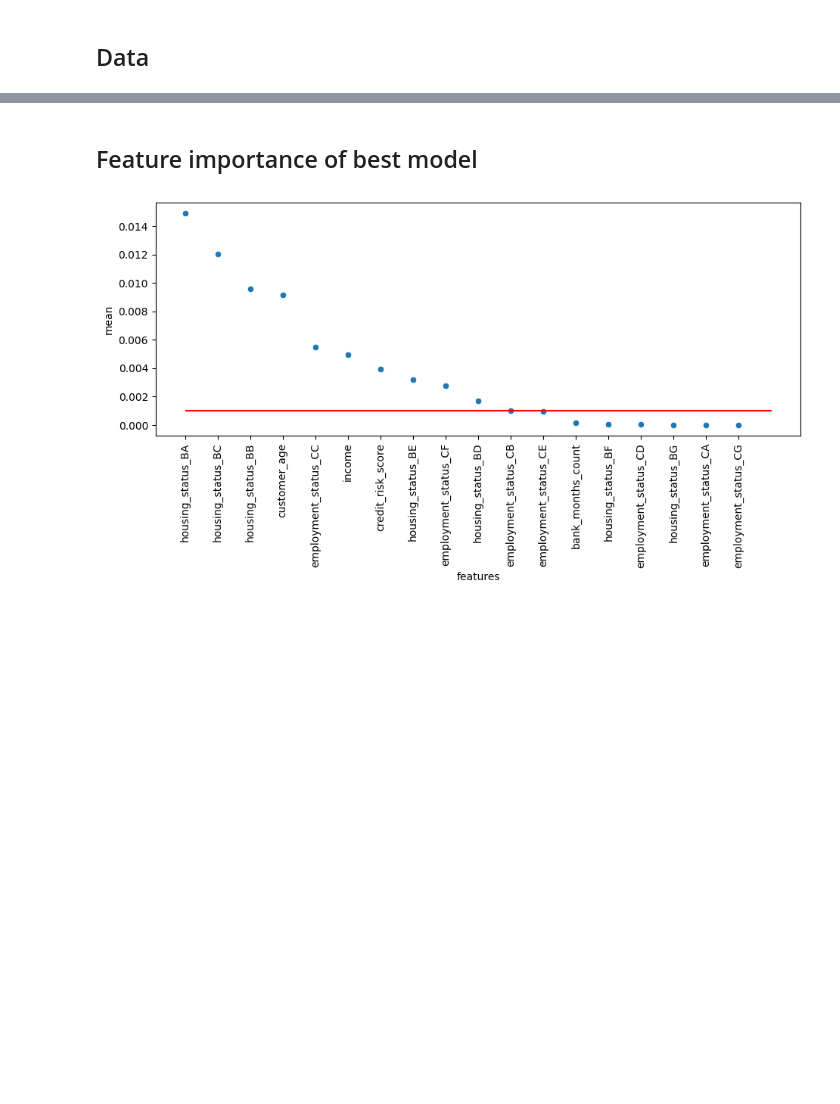
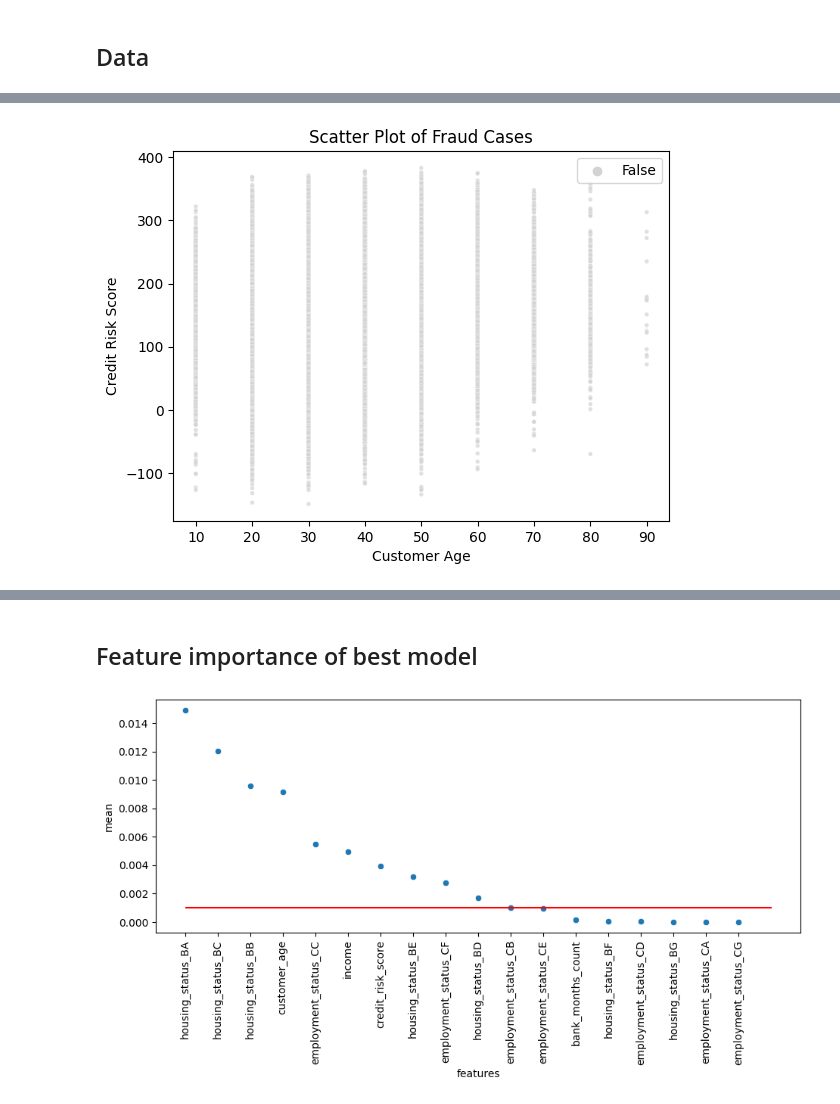
Before and after one commit to teoshuqi/bank_fraud, a Jupyter notebook: eda.ipynb, the cells around one changed output, grey strips where cells are left out. Drawn from its saved outputs; the diff is of its cells as text; code cells hidden in the pictures; blank space fills up the shorter version.

```diff
--- a/eda.ipynb
+++ b/eda.ipynb
@@ -37,12 +38,14 @@ def scoring(y_true, y_pred):
     """
     Calculate metrics given predicted labels and ground truth labels
     """
-    recall = recall_score(y_true, y_pred)
-    precision = precision_score(y_true, y_pred)
-    roc_auc = roc_auc_score(y_true, y_pred)
-    results = {'recall': recall, 'precision':precision, 'auc': roc_auc}
-
-    return results
+    recall = round(recall_score(y_true, y_pred)*100,2)
+    precision = round(precision_score(y_true, y_pred)*100,2)
+    roc_auc = round(roc_auc_score(y_true, y_pred),4)
+    results = [[recall, f'{recall:.2f}% of all real fraud cases are detected.'],
+              [precision, f'{precision:.2f}% of all predicted cases are correct.'],
+              [roc_auc, f'{roc_auc*100:.2f}% of the time the model can distinguish positive from negative']]
+    results_df = pd.DataFrame(results, columns=['value','Intepretation'])
+    return results_df
 
 # currently not using
 def get_threshold_for_fixed_fpr(y_test, y_pred, fixed_fpr=0.9):
@@ -110,7 +113,7 @@ def stratified_grid_search_cv(params, k, datax, datay, weights='balanced'):
     results_df = pd.DataFrame(results).sort_values(by='recall', ascending=False)
     return results_df
 
-def plot_confusion_matrix(y_true, y_pred, class_names=['Normal', 'Fraid']):
+def plot_confusion_matrix(y_true, y_pred, class_names=['Normal', 'Fraud']):
 
     cnf_matrix = confusion_matrix(y_true, y_pred)
 
@@ -270,0 +260,18 @@ ytlbls = ax.set_yticklabels(['{:,}'.format(int(x)) for x in ax.get_yticks().toli
+# %%
+## Lvl 1 feature engineering, metric
+basic_results = stratified_grid_search_cv(PARAMS, k=5, datax=processed_train_X, datay=train_y, weights='balanced')
+c1 = basic_results['C'][0]
+
+# Train
+lg1 = LogisticRegression(random_state=SEED, class_weight=None, n_jobs=3, C=c1, max_iter=10000)
+lg1.fit(processed_train_X, train_y)
+# Test
+processed_test_X = preprocess_x(test_X, enc, scaler)
+test_probs1 = lg1.predict_proba(processed_test_X)
+# Scoring
+test_y_pred1 = test_probs1[:, 1] > THRESHOLD
+result1 = scoring(test_y ,test_y_pred1)
+with pd.option_context('display.max_rows', 5, 'display.max_colwidth', None):
+    display(result1.style.apply(lambda x: ['color: red', 'color: red', 'color: red']))
+# plot_roc_curve(test_y, test_y_pred1)
+plot_confusion_matrix(test_y, test_y_pred1)
@@ -270,0 +284,9 @@ ytlbls = ax.set_yticklabels(['{:,}'.format(int(x)) for x in ax.get_yticks().toli
+# %%
+fig, ax = plt.subplots()
+sns.scatterplot(x=test_X['customer_age'], y=test_X['credit_risk_score'], hue=test_y_pred1, ax=ax,
+                alpha=0.7, s=10, palette=sns.color_palette(['lightgrey', 'red']))
+xl=ax.set_xlabel('Customer Age')
+xy=ax.set_ylabel('Credit Risk Score')
+tt=ax.set_title('Scatter Plot of Fraud Cases')
+# %% [output]
+[figure, added]
```
Also changed, not shown: parts of 27 cells of this notebook, 1 other file.
